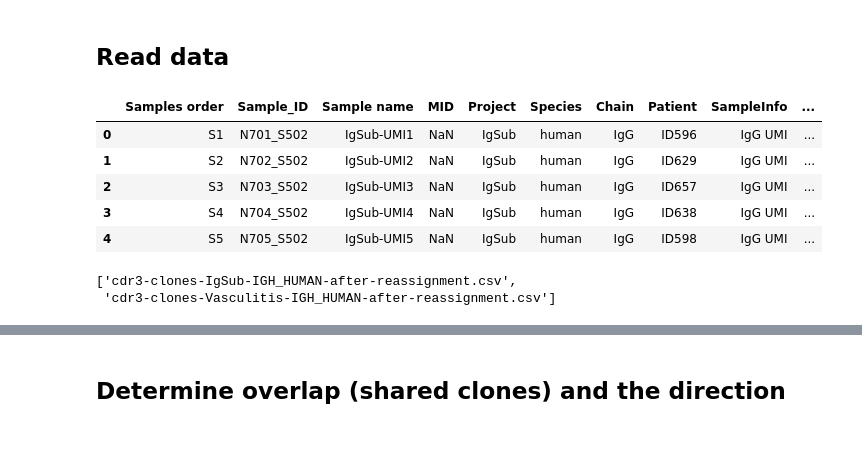
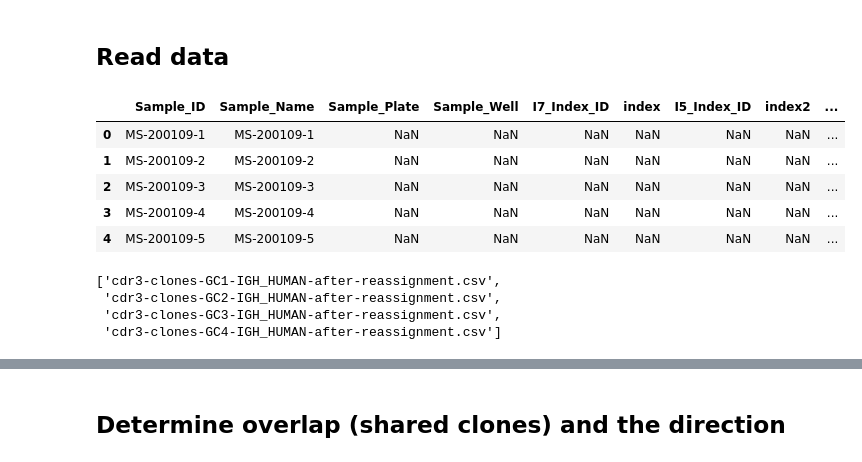
Before and after one commit to EDS-Bioinformatics-Laboratory/reseda, a Jupyter notebook: NOTEBOOKS/SharedClonesDirection.ipynb, the cells around one changed output, grey strips where cells are left out. Drawn from its saved outputs; the diff is of its cells as text; code cells hidden in the pictures.

```diff
--- a/NOTEBOOKS/SharedClonesDirection.ipynb
+++ b/NOTEBOOKS/SharedClonesDirection.ipynb
@@ -3,28 +3,32 @@ import os
 import pandas as pd
 import matplotlib.pyplot as plt
 # %%
-outfile = "run37-IGH-HUMAN-shared-clones.xlsx"
-ptfile = "20200218_MSrun037_pt-table-new.csv"
+outfile = "runTest-IGH-HUMAN-shared-clones.xlsx"
+ptfile = "20201007-Maria-pt-table-new.csv"
 # %% [markdown]
 ## Read data
 # %%
-df_pt = pd.read_csv(ptfile, sep=";")
+df_pt = pd.read_csv(ptfile, sep=",")
 df_pt = df_pt.rename(columns={'Sample': 'SampleInfo'})
-df_pt["Sample"] = df_pt["Sample name"] + "_" + df_pt["Samples order"]
+df_pt["Sample"] = df_pt["Sample_Name"] + "_" + df_pt["Nr"]
 df_pt.head()
 # %% [output]
-|  | Samples order | Sample_ID | Sample name | MID | Project | Species | Chain | Patient | SampleInfo | ... |
-| 0 | S1 | N701_S502 | IgSub-UMI1 | NaN | IgSub | human | IgG | ID596 | IgG UMI | ... |
-| 1 | S2 | N702_S502 | IgSub-UMI2 | NaN | IgSub | human | IgG | ID629 | IgG UMI | ... |
-| 2 | S3 | N703_S502 | IgSub-UMI3 | NaN | IgSub | human | IgG | ID657 | IgG UMI | ... |
-| 3 | S4 | N704_S502 | IgSub-UMI4 | NaN | IgSub | human | IgG | ID638 | IgG UMI | ... |
-| 4 | S5 | N705_S502 | IgSub-UMI5 | NaN | IgSub | human | IgG | ID598 | IgG UMI | ... |
+|  | Sample_ID | Sample_Name | Sample_Plate | Sample_Well | I7_Index_ID | index | I5_Index_ID | index2 | ... |
+| 0 | MS-200109-1 | MS-200109-1 | NaN | NaN | NaN | NaN | NaN | NaN | ... |
+| 1 | MS-200109-2 | MS-200109-2 | NaN | NaN | NaN | NaN | NaN | NaN | ... |
+| 2 | MS-200109-3 | MS-200109-3 | NaN | NaN | NaN | NaN | NaN | NaN | ... |
+| 3 | MS-200109-4 | MS-200109-4 | NaN | NaN | NaN | NaN | NaN | NaN | ... |
+| 4 | MS-200109-5 | MS-200109-5 | NaN | NaN | NaN | NaN | NaN | NaN | ... |
 # %%
 myfiles = [x for x in os.listdir(".") if x.startswith("cdr3-clones")]
+myfiles.sort()
+myfiles = myfiles[-4:]
 myfiles
 # %% [output]
-['cdr3-clones-IgSub-IGH_HUMAN-after-reassignment.csv',
- 'cdr3-clones-Vasculitis-IGH_HUMAN-after-reassignment.csv']
+['cdr3-clones-GC1-IGH_HUMAN-after-reassignment.csv',
+ 'cdr3-clones-GC2-IGH_HUMAN-after-reassignment.csv',
+ 'cdr3-clones-GC3-IGH_HUMAN-after-reassignment.csv',
+ 'cdr3-clones-GC4-IGH_HUMAN-after-reassignment.csv']
 # %%
 cols = ['Sample', 'cdr3pep', 'freq']
 df = pd.read_csv(myfiles[0], sep="\t")
```
Also changed, not shown: parts of 27 cells of this notebook.
